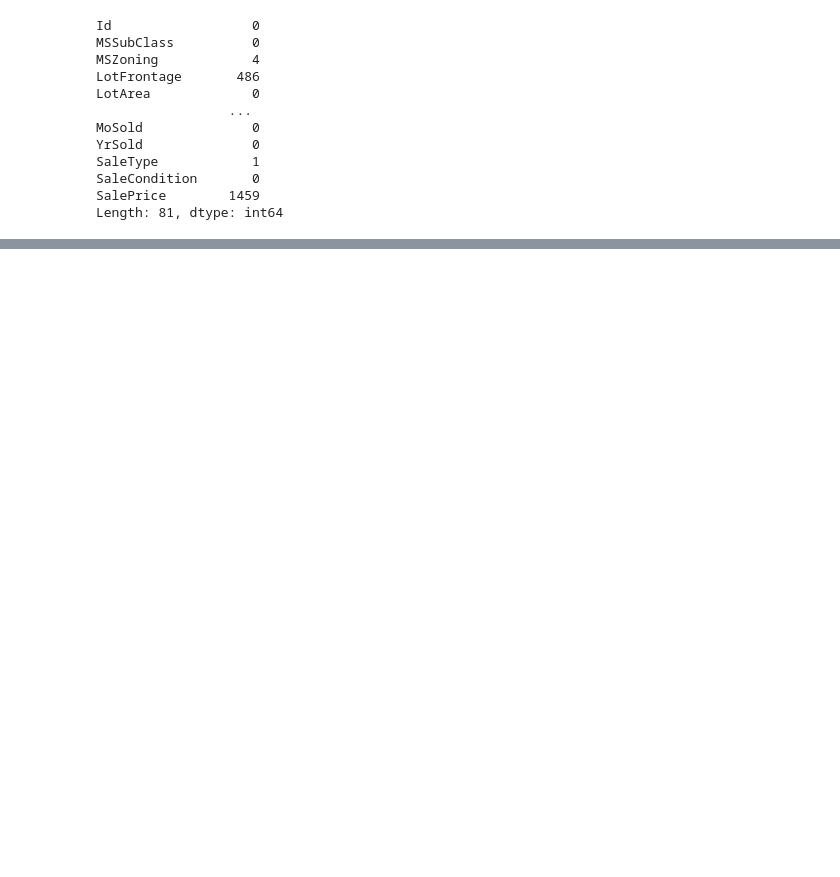
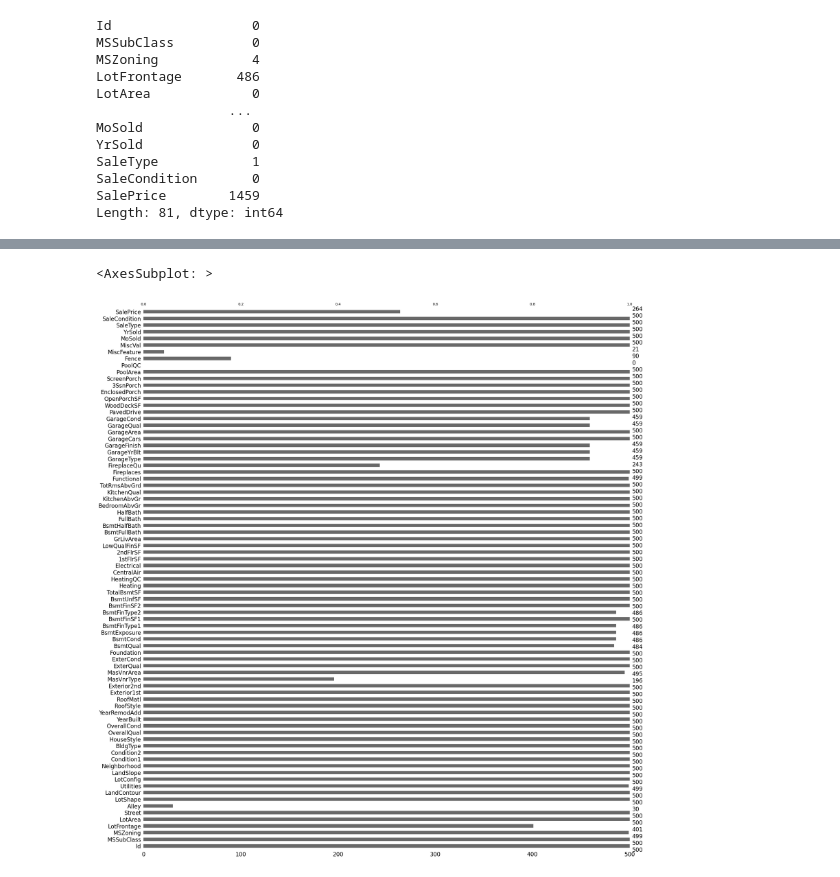
Before and after one commit to jherfson/pratica_House_Prices, a Jupyter notebook: house_prices.ipynb, the cells around one changed output, grey strips where cells are left out. Cells and saved outputs as stored; diff of their text form; code cells hidden in the pictures; blank space fills up the shorter version.

```diff
--- a/house_prices.ipynb
+++ b/house_prices.ipynb
@@ -223,0 +256,5 @@ Length: 81, dtype: int64
+# %%
+msno.bar(all_df.sample(500))
+# %% [output]
+<AxesSubplot: >
+[figure, added]
```
Also changed, not shown: parts of 5 cells of this notebook.
